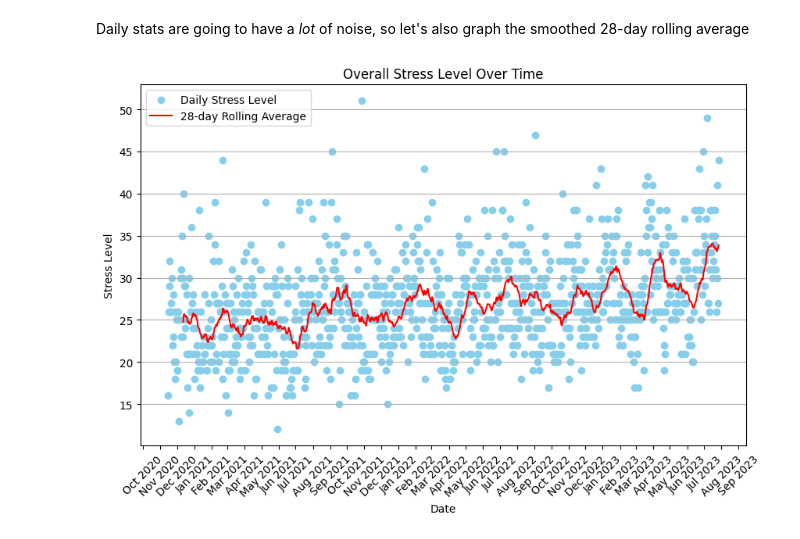
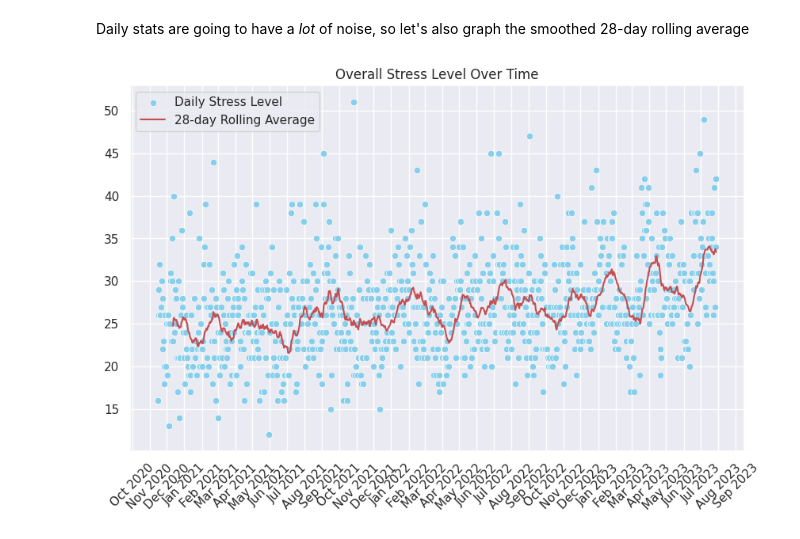
Before and after one commit to matin/garth, a Jupyter notebook: colabs/stress.ipynb, the cells around one changed output. Saved outputs shown, nothing was run; the diff lists cells and outputs as text; code cells hidden in the pictures.

```diff
--- a/colabs/stress.ipynb
+++ b/colabs/stress.ipynb
@@ -92,35 +98,45 @@ daily_stress = garth.DailyStress.list(period=365 * 3)
 # %% [markdown]
 Daily stats are going to have a *lot* of noise, so let's also graph the smoothed 28-day rolling average
 # %%
+import seaborn as sns
+import matplotlib.dates as mdates
+from matplotlib import pyplot as plt
+
+sns.set_theme()
+
 df = pd.DataFrame(daily_stress)
 df.set_index('calendar_date', inplace=True)
 
 df['rolling_avg'] = df['overall_stress_level'].rolling(window=28).mean()
-fig, ax = plt.subplots(figsize=(10, 6))
-ax.scatter(
-    df.index,
-    df['overall_stress_level'],
+
+plt.figure(figsize=(10, 6))
+
+sns.scatterplot(
+    x=df.index,
+    y=df['overall_stress_level'],
     color='skyblue',
-    label='Daily Stress Level',
-)
-ax.plot(
-    df.index,
-    df['rolling_avg'],
-    color='r',
-    label='28-day Rolling Average',
+    label='Daily Stress Level'
 )
 
-ax.xaxis.set_major_locator(mdates.MonthLocator())
-ax.xaxis.set_major_formatter(mdates.DateFormatter('%b %Y'))
+sns.lineplot(
+    x=df.index,
+    y=df['rolling_avg'],
+    color='r',
+    label='28-day Rolling Average'
+)
 
-plt.xlabel('Date')
-plt.ylabel('Stress Level')
-plt.title('Overall Stress Level Over Time')
-plt.grid(True, axis='y')
-plt.legend()
+plt.gca().xaxis.set_major_locator(mdates.MonthLocator())
+plt.gca().xaxis.set_major_formatter(mdates.DateFormatter('%b %Y'))
 
 plt.xticks(rotation=45)
 
+# Set labels and title
+plt.xlabel(None)
+plt.ylabel(None)
+plt.title('Overall Stress Level Over Time')
+plt.legend()
+
+# Show the plot
 plt.show()
 # %% [output]
-[figure, old version]
+[figure, new version]
```
Also changed, not shown: parts of 4 cells of this notebook.
